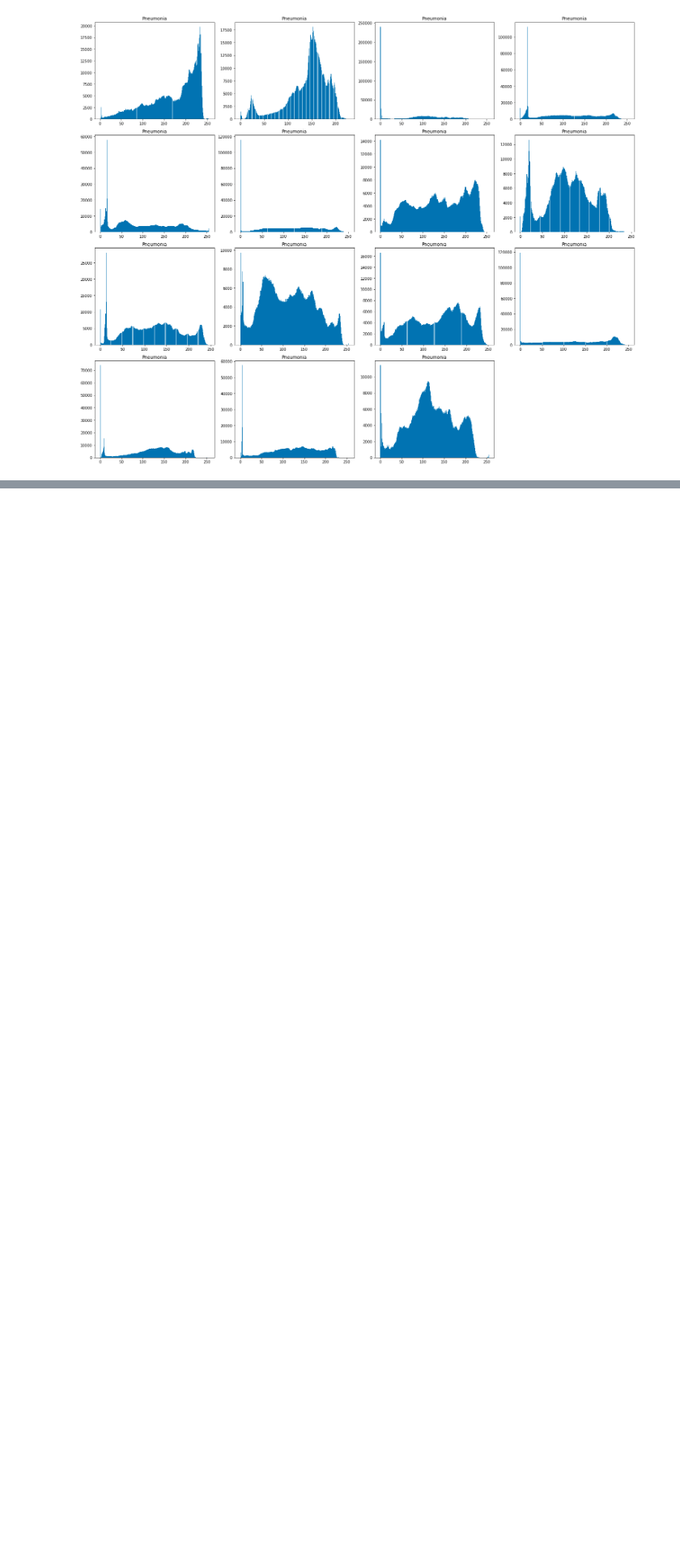
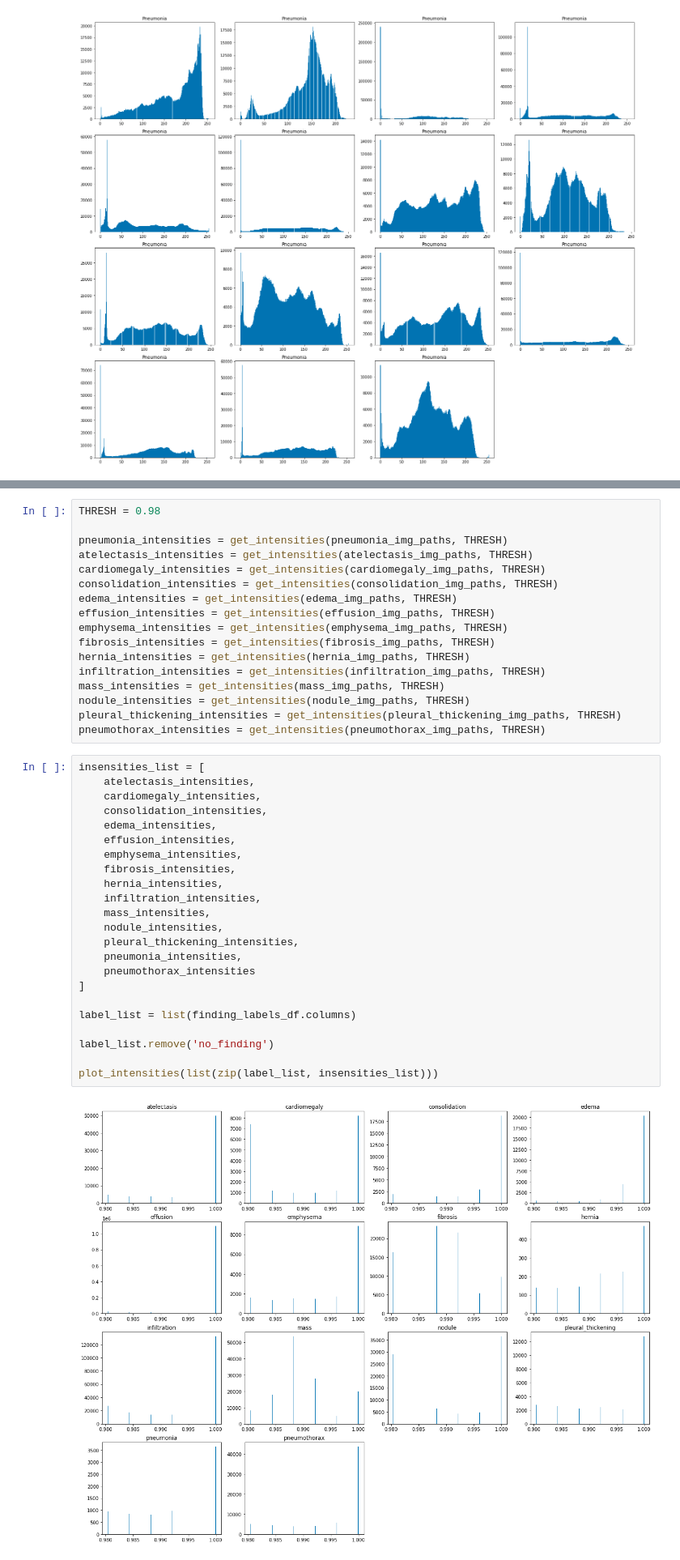
Before and after one commit to yufrances90/Pneumonia-Detection-From-Chest-X-Rays, a Jupyter notebook: nih-exploratory-data-analysis.ipynb, the cells around one changed output, grey strips where cells are left out. Shown at 81% size. Cells and saved outputs as stored; diff of their text form; blank space fills up the shorter version.

```diff
--- a/nih-exploratory-data-analysis.ipynb
+++ b/nih-exploratory-data-analysis.ipynb
@@ -460,0 +380,42 @@ plot_xray_images(image_filenames, columns, rows, show_pixel_intensity=True)
+# %%
+THRESH = 0.98
+
+pneumonia_intensities = get_intensities(pneumonia_img_paths, THRESH)
+atelectasis_intensities = get_intensities(atelectasis_img_paths, THRESH)
+cardiomegaly_intensities = get_intensities(cardiomegaly_img_paths, THRESH)
+consolidation_intensities = get_intensities(consolidation_img_paths, THRESH)
+edema_intensities = get_intensities(edema_img_paths, THRESH)
+effusion_intensities = get_intensities(effusion_img_paths, THRESH)
+emphysema_intensities = get_intensities(emphysema_img_paths, THRESH)
+fibrosis_intensities = get_intensities(fibrosis_img_paths, THRESH)
+hernia_intensities = get_intensities(hernia_img_paths, THRESH)
+infiltration_intensities = get_intensities(infiltration_img_paths, THRESH)
+mass_intensities = get_intensities(mass_img_paths, THRESH)
+nodule_intensities = get_intensities(nodule_img_paths, THRESH)
+pleural_thickening_intensities = get_intensities(pleural_thickening_img_paths, THRESH)
+pneumothorax_intensities = get_intensities(pneumothorax_img_paths, THRESH)
+# %%
+insensities_list = [
+    atelectasis_intensities,
+    cardiomegaly_intensities,
+    consolidation_intensities,
+    edema_intensities,
+    effusion_intensities,
+    emphysema_intensities,
+    fibrosis_intensities,
+    hernia_intensities,
+    infiltration_intensities,
+    mass_intensities,
+    nodule_intensities,
+    pleural_thickening_intensities,
+    pneumonia_intensities,
+    pneumothorax_intensities
+]
+
+label_list = list(finding_labels_df.columns)
+
+label_list.remove('no_finding')
+
+plot_intensities(list(zip(label_list, insensities_list)))
+# %% [output]
+[figure, added]
```
Also changed, not shown: parts of 26 cells of this notebook, 25 other files.
